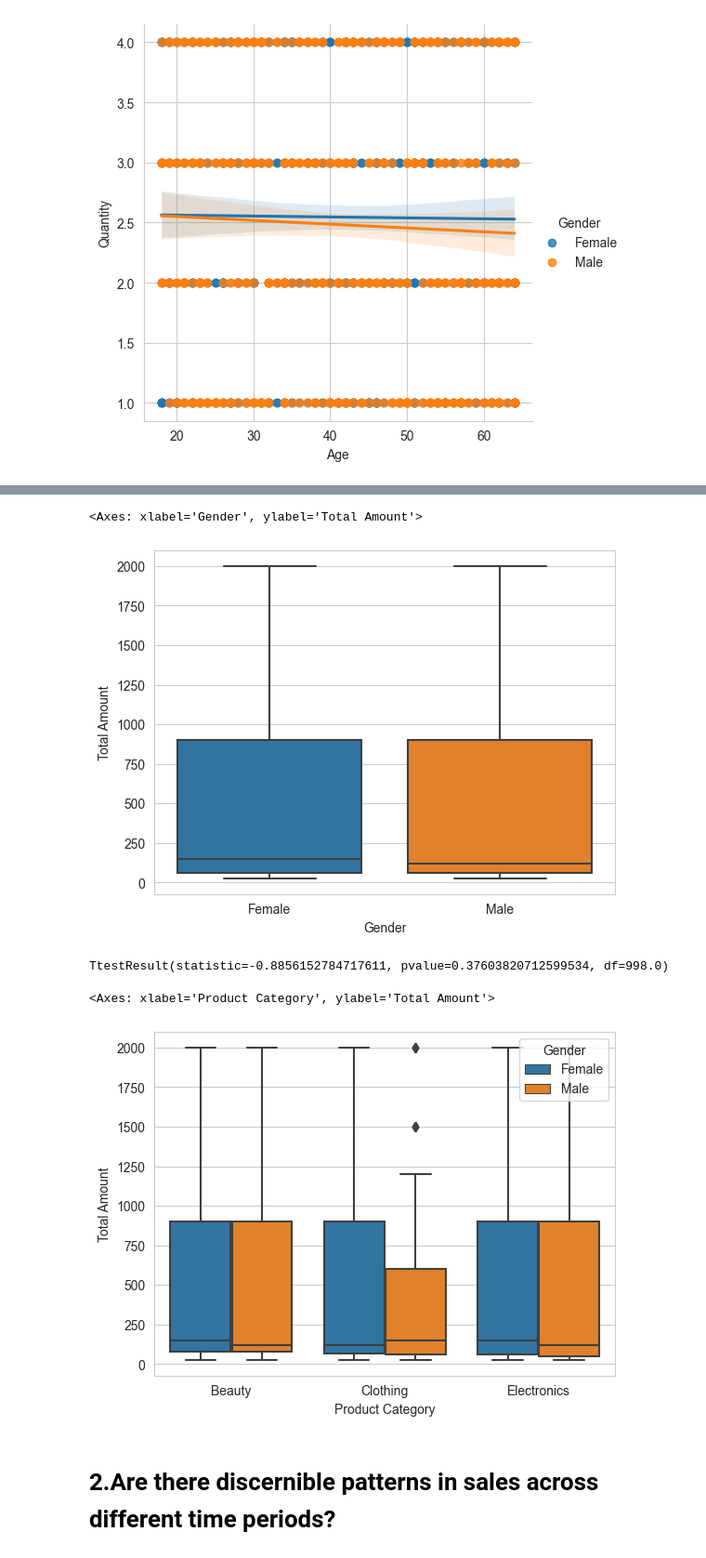
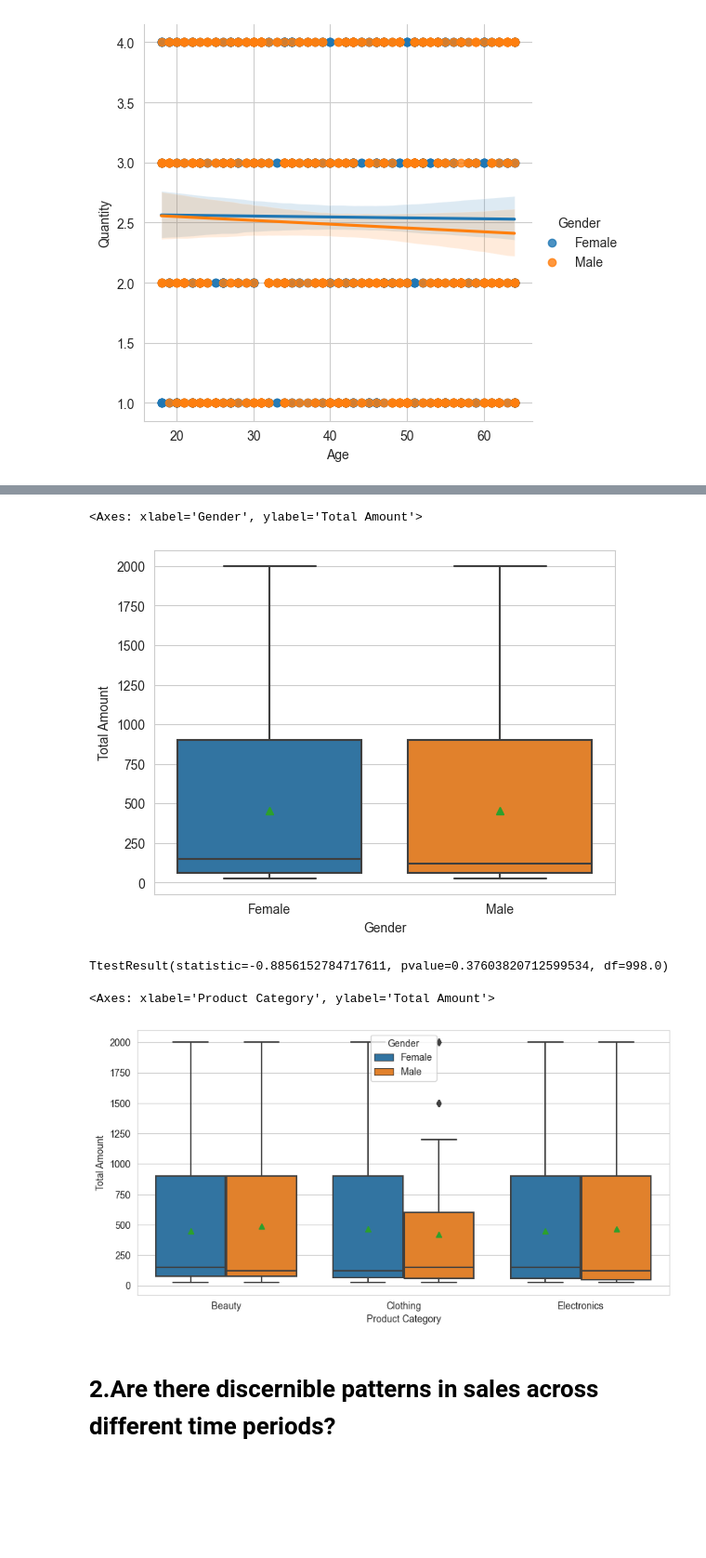
Before and after one commit to sergvbash/portfolio, a Jupyter notebook: discr_stat.ipynb, the cells around one changed output, grey strips where cells are left out. Shown: that part at 93% size. Saved outputs shown, nothing was run; the diff lists cells and outputs as text; code cells hidden in the pictures; blank space fills up the shorter version.

```diff
--- a/discr_stat.ipynb
+++ b/discr_stat.ipynb
@@ -79,8 +81,8 @@ sns.boxplot(data=df_retail, x='Gender', y='Quantity')
 # %%
-sns.boxplot(data=df_retail, x='Gender', y='Total Amount')
+sns.boxplot(data=df_retail, x='Gender', y='Total Amount', showmeans=True)
 # %% [output]
 <Axes: xlabel='Gender', ylabel='Total Amount'>
-[figure, old version]
+[figure, new version]
 # %%
 from scipy.stats import ttest_ind
 
@@ -88,10 +90,11 @@ ttest_ind(df_retail.loc[df_retail.Gender == 'Male']['Quantity'], df_retail.loc[d
 # %% [output]
 TtestResult(statistic=-0.8856152784717611, pvalue=0.37603820712599534, df=998.0)
 # %%
-sns.boxplot(data=df_retail, x='Product Category', y='Total Amount', hue='Gender')
+plt.figure(figsize=(10,5))
+sns.boxplot(data=df_retail, x='Product Category', y='Total Amount', hue='Gender', showmeans=True)
 # %% [output]
 <Axes: xlabel='Product Category', ylabel='Total Amount'>
-[figure, old version]
+[figure, new version]
 # %% [markdown]
 # 2.Are there discernible patterns in sales across different time periods?
 # %%
```
Also changed, not shown: parts of 17 cells of this notebook, 2 other files.
